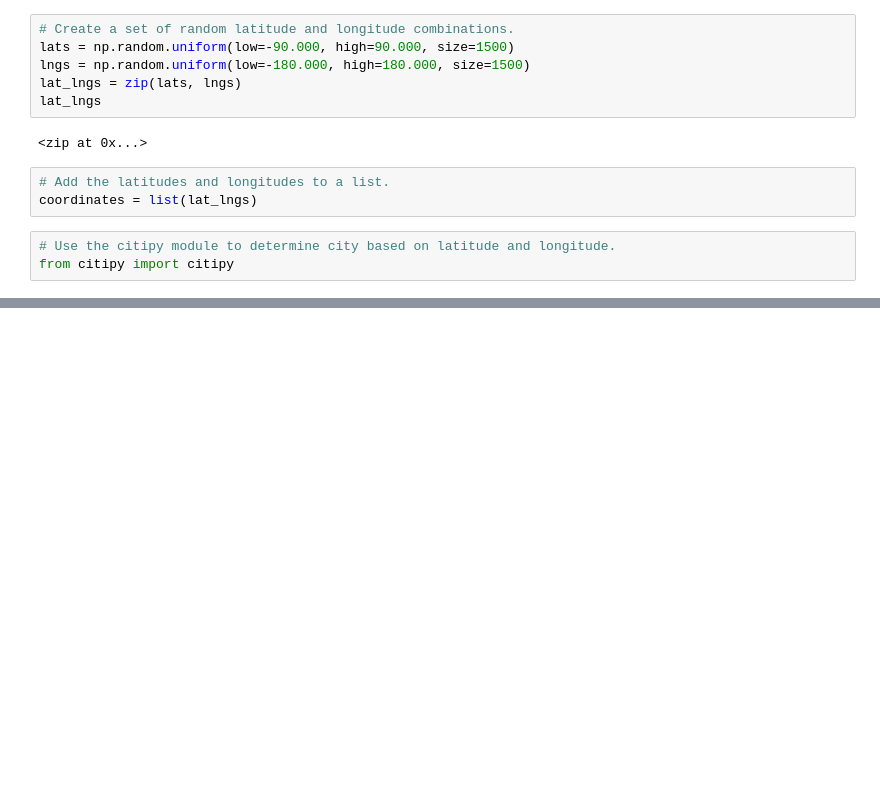
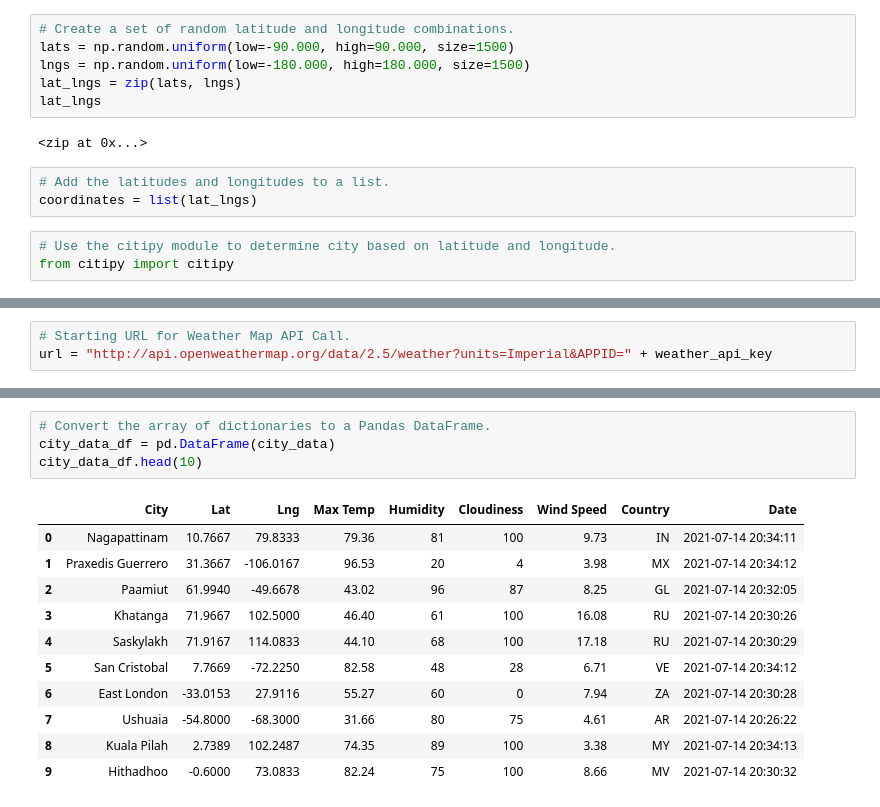
Before and after one commit to Maureen220/World_Weather_Analysis, a Jupyter notebook: WeatherPy.ipynb, the cells around one changed output, grey strips where cells are left out. Drawn from its saved outputs; the diff is of its cells as text; blank space fills up the shorter version.

Commit message:
modifying gitignore and adding WeatherPy file

```diff
--- a/WeatherPy.ipynb
+++ b/WeatherPy.ipynb
@@ -33,0 +40,3 @@ len(cities)
+# %%
+# Starting URL for Weather Map API Call.
+url = "http://api.openweathermap.org/data/2.5/weather?units=Imperial&APPID=" + weather_api_key
@@ -33,0 +124,16 @@ len(cities)
+# %%
+# Convert the array of dictionaries to a Pandas DataFrame.
+city_data_df = pd.DataFrame(city_data)
+city_data_df.head(10)
+# %% [output]
+|  | City | Lat | Lng | Max Temp | Humidity | Cloudiness | Wind Speed | Country | Date |
+| 0 | Nagapattinam | 10.7667 | 79.8333 | 79.36 | 81 | 100 | 9.73 | IN | 2021-07-14 20:34:11 |
+| 1 | Praxedis Guerrero | 31.3667 | -106.0167 | 96.53 | 20 | 4 | 3.98 | MX | 2021-07-14 20:34:12 |
+| 2 | Paamiut | 61.9940 | -49.6678 | 43.02 | 96 | 87 | 8.25 | GL | 2021-07-14 20:32:05 |
+| 3 | Khatanga | 71.9667 | 102.5000 | 46.40 | 61 | 100 | 16.08 | RU | 2021-07-14 20:30:26 |
+| 4 | Saskylakh | 71.9167 | 114.0833 | 44.10 | 68 | 100 | 17.18 | RU | 2021-07-14 20:30:29 |
+| 5 | San Cristobal | 7.7669 | -72.2250 | 82.58 | 48 | 28 | 6.71 | VE | 2021-07-14 20:34:12 |
+| 6 | East London | -33.0153 | 27.9116 | 55.27 | 60 | 0 | 7.94 | ZA | 2021-07-14 20:30:28 |
+| 7 | Ushuaia | -54.8000 | -68.3000 | 31.66 | 80 | 75 | 4.61 | AR | 2021-07-14 20:26:22 |
+| 8 | Kuala Pilah | 2.7389 | 102.2487 | 74.35 | 89 | 100 | 3.38 | MY | 2021-07-14 20:34:13 |
+| 9 | Hithadhoo | -0.6000 | 73.0833 | 82.24 | 75 | 100 | 8.66 | MV | 2021-07-14 20:30:32 |
```
Also changed, not shown: parts of 6 cells of this notebook, 2 other files.
